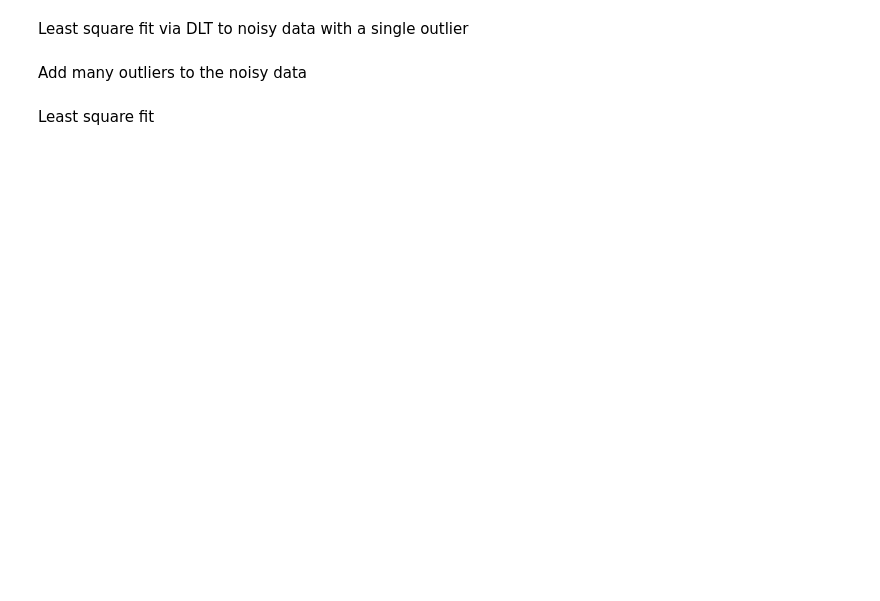
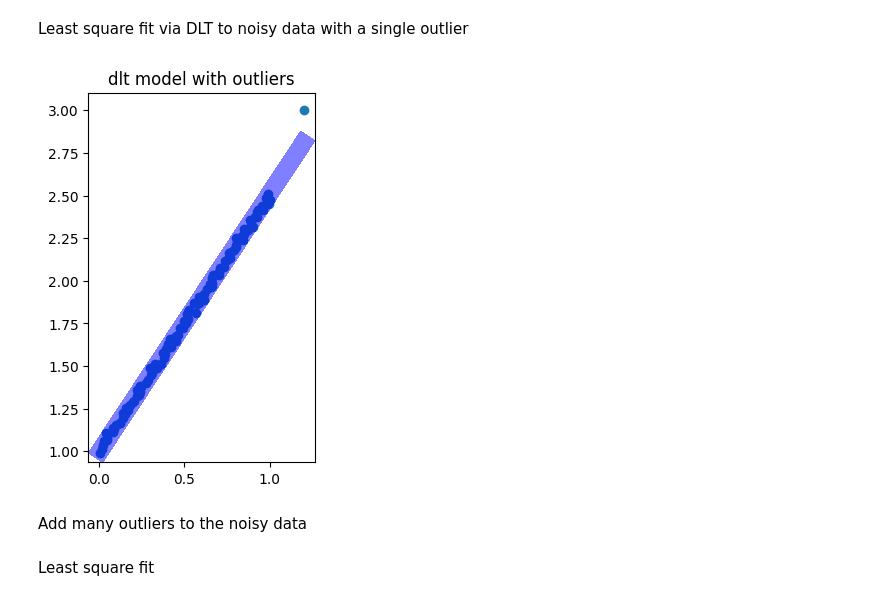
Before and after one commit to AngelaRemolina/MMMIP-Assignments, a Jupyter notebook: Lez22_Robust_Fitting/lez_22_Robust_Fitting.ipynb, the cells around one changed output. Saved outputs shown, nothing was run; the diff lists cells and outputs as text; code cells hidden in the pictures; blank space fills up the shorter version.

```diff
--- a/Lez22_Robust_Fitting/lez_22_Robust_Fitting.ipynb
+++ b/Lez22_Robust_Fitting/lez_22_Robust_Fitting.ipynb
@@ -288,12 +309,13 @@ plt.show()
 # %% [markdown]
 Least square fit via DLT to noisy data with a single outlier
 # %%
-# model_DLT =
-
+model_DLT = fit_line_dlt(X_out)
 plt.figure()
 plt.scatter(X_out[0, :], X_out[1, :])
-display_band(X_out, model_DLT, BAND_WIDTH, BAND_COLOR)
+display_band(X_out, model_DLT[0], BAND_WIDTH, BAND_COLOR)
 plt.title("dlt model with outliers")
 plt.show()
+# %% [output]
+[figure, added]
 # %% [markdown]
 Add many outliers to the noisy data
```
Also changed, not shown: parts of 13 cells of this notebook.
